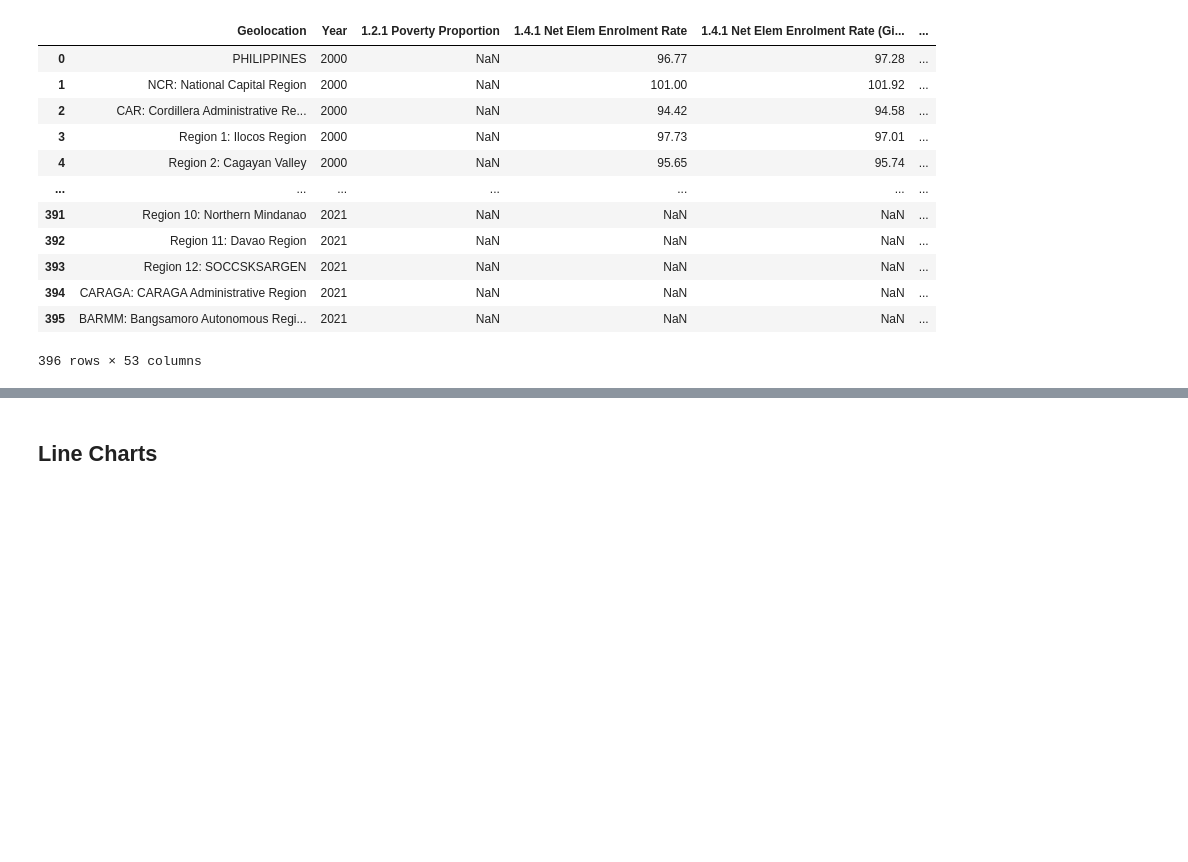
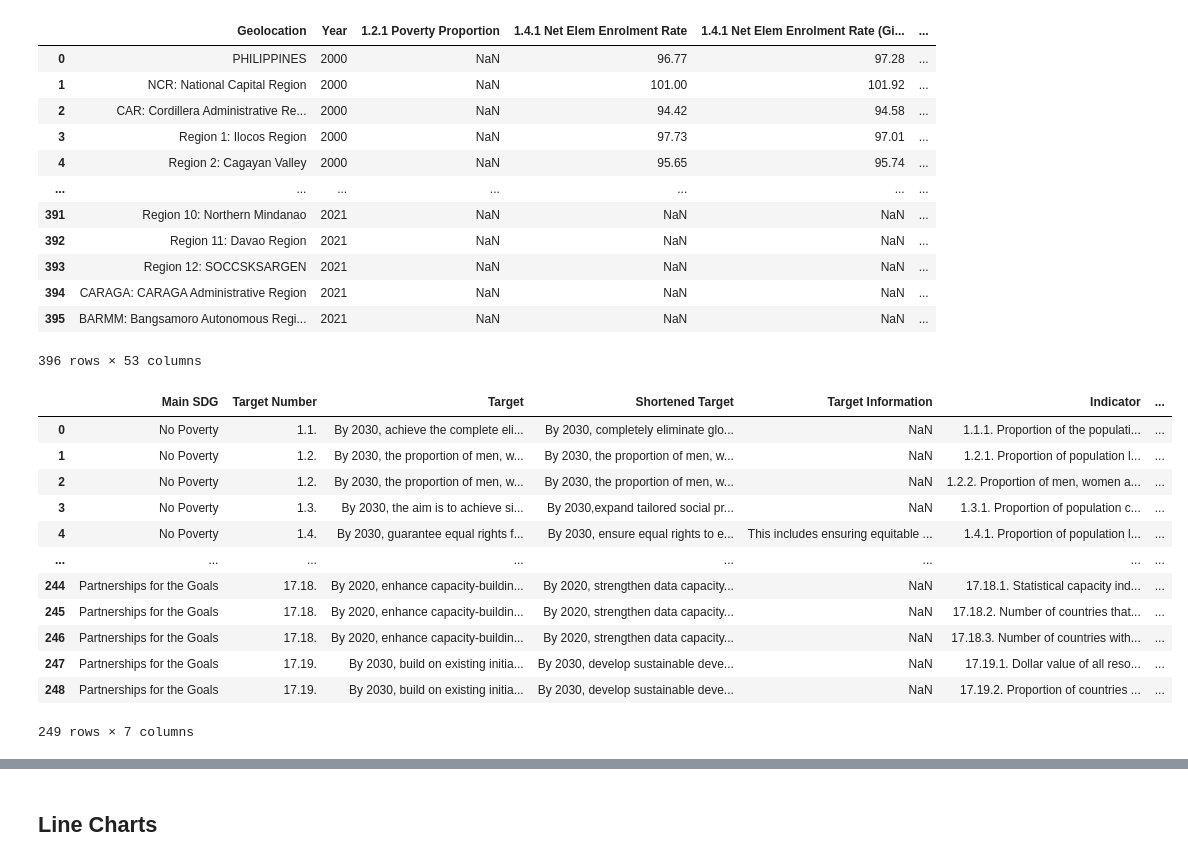
Before and after one commit to francheska-vicente/data101-ph-un-sgd, a Jupyter notebook: main_1.ipynb, the cells around one changed output, grey strips where cells are left out. Cells and saved outputs as stored; diff of their text form; code cells hidden in the pictures; blank space fills up the shorter version.

Commit message:
Revert "Revert "Merge pull request #3 from francheska-vicente/initial-try""
This reverts commit 2a3aa74b848fbbff9f74ef69e37970069390125d.

```diff
--- a/main_1.ipynb
+++ b/main_1.ipynb
@@ -37,3 +37,20 @@ sdg_data
 | 394 | CARAGA: CARAGA Administrative Region | 2021 | NaN | NaN | NaN | ... |
 | 395 | BARMM: Bangsamoro Autonomous Regi... | 2021 | NaN | NaN | NaN | ... |
 396 rows × 53 columns
+# %%
+sdg_info = pd.read_csv ('data/sdg_infov3.csv')
+sdg_info
+# %% [output]
+|  | Main SDG | Target Number | Target | Shortened Target | Target Information | Indicator | ... |
+| 0 | No Poverty | 1.1. | By 2030, achieve the complete eli... | By 2030, completely eliminate glo... | NaN | 1.1.1. Proportion of the populati... | ... |
+| 1 | No Poverty | 1.2. | By 2030, the proportion of men, w... | By 2030, the proportion of men, w... | NaN | 1.2.1. Proportion of population l... | ... |
+| 2 | No Poverty | 1.2. | By 2030, the proportion of men, w... | By 2030, the proportion of men, w... | NaN | 1.2.2. Proportion of men, women a... | ... |
+| 3 | No Poverty | 1.3. | By 2030, the aim is to achieve si... | By 2030,expand tailored social pr... | NaN | 1.3.1. Proportion of population c... | ... |
+| 4 | No Poverty | 1.4. | By 2030, guarantee equal rights f... | By 2030, ensure equal rights to e... | This includes ensuring equitable ... | 1.4.1. Proportion of population l... | ... |
+| ... | ... | ... | ... | ... | ... | ... | ... |
+| 244 | Partnerships for the Goals | 17.18. | By 2020, enhance capacity-buildin... | By 2020, strengthen data capacity... | NaN | 17.18.1. Statistical capacity ind... | ... |
+| 245 | Partnerships for the Goals | 17.18. | By 2020, enhance capacity-buildin... | By 2020, strengthen data capacity... | NaN | 17.18.2. Number of countries that... | ... |
+| 246 | Partnerships for the Goals | 17.18. | By 2020, enhance capacity-buildin... | By 2020, strengthen data capacity... | NaN | 17.18.3. Number of countries with... | ... |
+| 247 | Partnerships for the Goals | 17.19. | By 2030, build on existing initia... | By 2030, develop sustainable deve... | NaN | 17.19.1. Dollar value of all reso... | ... |
+| 248 | Partnerships for the Goals | 17.19. | By 2030, build on existing initia... | By 2030, develop sustainable deve... | NaN | 17.19.2. Proportion of countries ... | ... |
+249 rows × 7 columns
```
Also changed, not shown: parts of 8 cells of this notebook, 9 other files.
